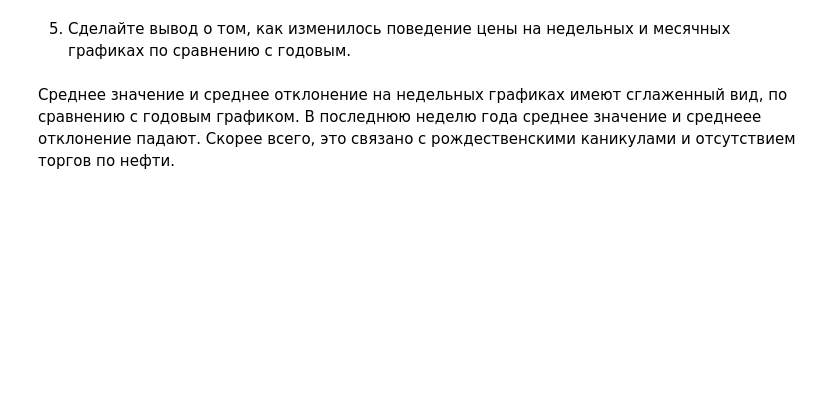
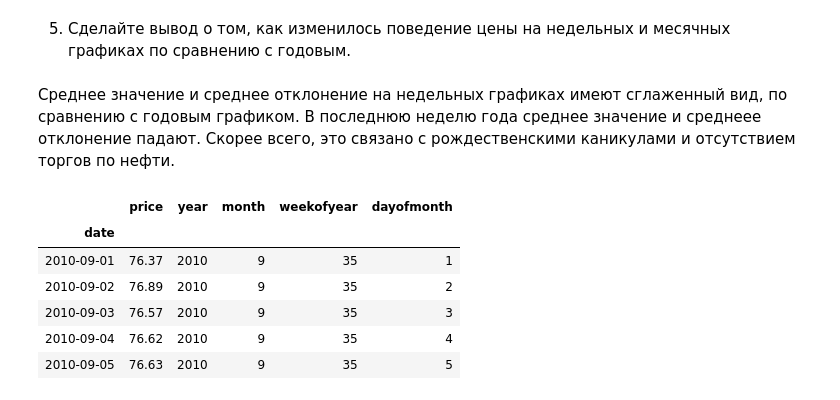
Before and after one commit to LevNic/DataScience3, a Jupyter notebook: task_1.ipynb, the cells around one changed output. Saved outputs shown, nothing was run; the diff lists cells and outputs as text; code cells hidden in the pictures; blank space fills up the shorter version.

```diff
--- a/task_1.ipynb
+++ b/task_1.ipynb
@@ -162,0 +165,11 @@ plt.show()
+# %%
+df = pd.read_csv('my_brent.csv', index_col='date')
+df.head()
+# %% [output]
+|  | price | year | month | weekofyear | dayofmonth |
+| date |  |  |  |  |  |
+| 2010-09-01 | 76.37 | 2010 | 9 | 35 | 1 |
+| 2010-09-02 | 76.89 | 2010 | 9 | 35 | 2 |
+| 2010-09-03 | 76.57 | 2010 | 9 | 35 | 3 |
+| 2010-09-04 | 76.62 | 2010 | 9 | 35 | 4 |
+| 2010-09-05 | 76.63 | 2010 | 9 | 35 | 5 |
```
Also changed, not shown: parts of 7 cells of this notebook, 2 other files.
